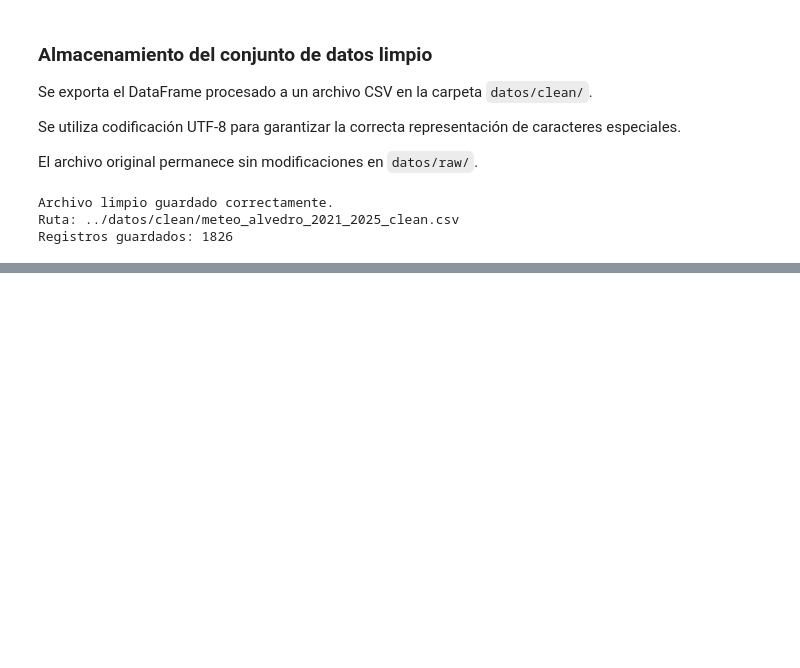
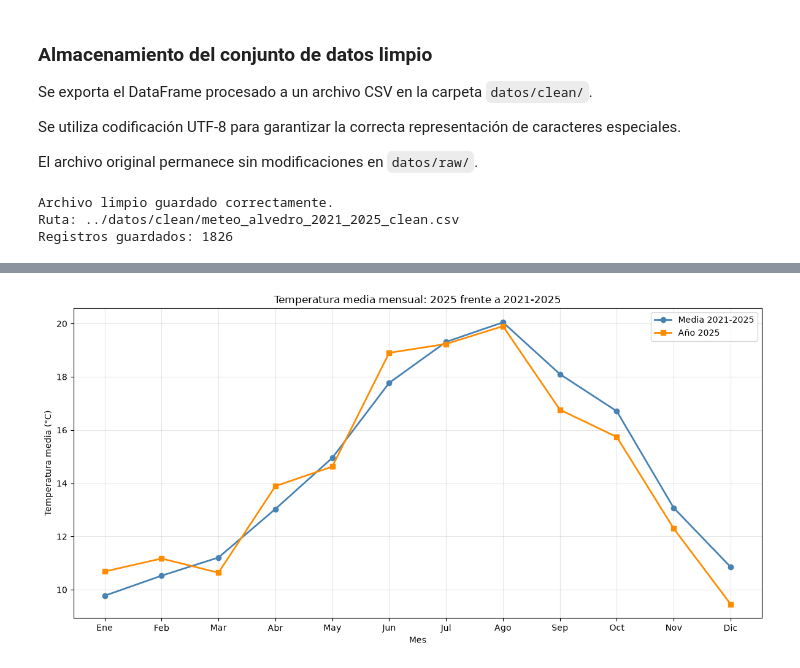
Before and after one commit to mma-wirtz/p1-que-tempo-fixo, a Jupyter notebook: notebooks/01_exploracion_datos.ipynb, the cells around one changed output, grey strips where cells are left out. Saved outputs shown, nothing was run; the diff lists cells and outputs as text; code cells hidden in the pictures; blank space fills up the shorter version.

```diff
--- a/notebooks/01_exploracion_datos.ipynb
+++ b/notebooks/01_exploracion_datos.ipynb
@@ -1242,0 +1576,51 @@ Registros guardados: 1826
+# %%
+# Calcular la temperatura media de cada mes del período 2021-2025
+media_historica = (
+    df_clean.groupby("Mes")["Temp. media (ºC)"]
+    .mean()
+)
+
+# Calcular la temperatura media mensual de 2025
+media_2025 = (
+    df_clean[df_clean["Año"] == 2025]
+    .groupby("Mes")["Temp. media (ºC)"]
+    .mean()
+)
+
+# Nombres de los meses
+meses = [
+    "Ene", "Feb", "Mar", "Abr", "May", "Jun",
+    "Jul", "Ago", "Sep", "Oct", "Nov", "Dic"
+]
+
+# Crear la gráfica
+plt.figure(figsize=(12, 6))
+
+plt.plot(
+    meses,
+    media_historica.reindex(range(1, 13)),
+    marker="o",
+    linewidth=2,
+    label="Media 2021-2025",
+    color="steelblue"
+)
+
+plt.plot(
+    meses,
+    media_2025.reindex(range(1, 13)),
+    marker="s",
+    linewidth=2,
+    label="Año 2025",
+    color="darkorange"
+)
+
+plt.title("Temperatura media mensual: 2025 frente a 2021-2025")
+plt.xlabel("Mes")
+plt.ylabel("Temperatura media (°C)")
+plt.legend()
+plt.grid(True, alpha=0.3)
+
+plt.tight_layout()
+plt.show()
+# %% [output]
+[figure, added]
```
Also changed, not shown: parts of 48 cells of this notebook, 4 other files.
